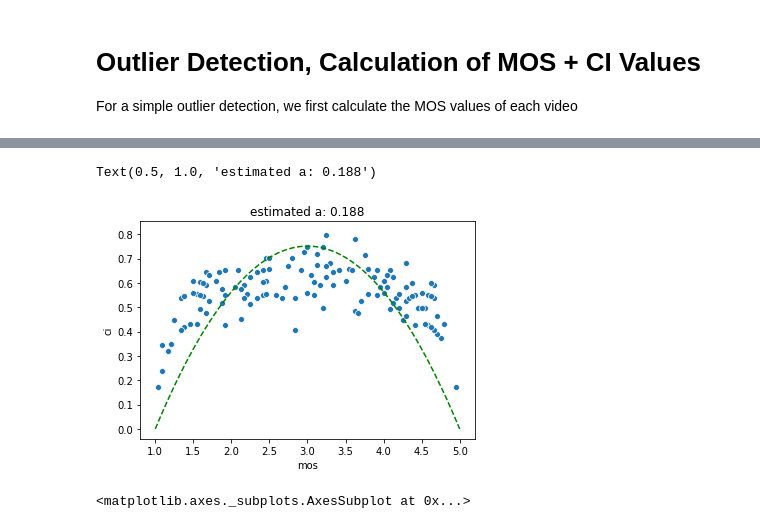
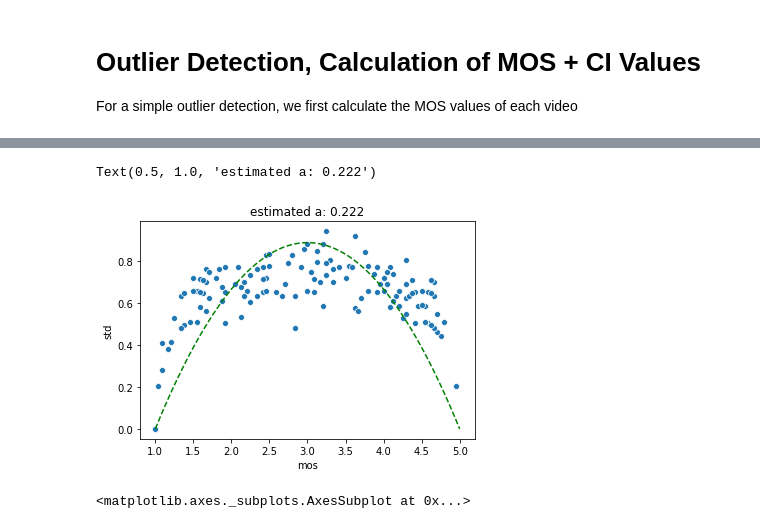
Before and after one commit to Telecommunication-Telemedia-Assessment/avrateNG, a Jupyter notebook: analysis/example_analysis.ipynb, the cells around one changed output, grey strips where cells are left out. Cells and saved outputs as stored; diff of their text form; code cells hidden in the pictures.

```diff
--- a/analysis/example_analysis.ipynb
+++ b/analysis/example_analysis.ipynb
@@ -78,12 +78,12 @@ mos_per_videoname = mos_per_videoname.rename(columns={"rating": "mos"})
 d(mos_per_videoname.head())
 
 d_wo = pd.DataFrame()
-# simple outlier "detection", better use the ITU-Rec XYZ
+# simple outlier "detection", based on ITU-T Rec. P.913 (Annex A)
 for userid, group in df.groupby(by="user_ID"):
     comp = pd.merge(group, mos_per_videoname, left_on="video_name", right_on="video_name")
     # calc correlation
     correlation_user_to_mos = comp[["rating", "mos"]].corr(method="pearson")["mos"][0]
-    if correlation_user_to_mos < 0.8:
+    if correlation_user_to_mos < 0.8: # in the recommendatjon also 0.75 is used
         print(f"outlier user {userid}")
     else:
         d_wo = d_wo.append(group, ignore_index=True)
@@ -100,18 +100,29 @@ import scipy.stats as st
 
 def confidence(x):
     x = x["rating"]
+    # estimate the confidence interval # To be checked
     y = st.t.interval(0.95, len(x) - 1, loc=np.mean(x), scale=st.sem(x))
-    return  y[1] - y[0]
+    return  (y[1] - y[0]) / 2
 
 
 ci = d_wo[["video_name", "rating"]].groupby(by="video_name").apply(confidence).reset_index()
 ci = ci.rename(columns={0: "ci"})
 
+std = d_wo[["video_name", "rating"]].groupby(by="video_name").apply(lambda x: x["rating"].std()).reset_index()
+std = std.rename(columns={0: "std"})
+
+d(std.head())
+
 d(ci.head())
 
 mos_ci_per_videoname = pd.merge(mos_per_videoname, ci, left_on="video_name", right_on="video_name")
+mos_ci_std_per_videoname = pd.merge(mos_ci_per_videoname, std, left_on="video_name", right_on="video_name")
 
-d(mos_ci_per_videoname.head())
+d(mos_ci_std_per_videoname.head())
+
+# compare ci and std:
+
+mos_ci_std_per_videoname.plot(x="ci", y="std", kind="scatter")
 # %% [output]
 |  | video_name | mos |
 | 0 | vqeghd1_src01_hrc00.v1.avi | 4.583333 |
@@ -140,36 +159,36 @@ d(mos_ci_per_videoname.head())
 # %%
 import seaborn as sns
 
-mos_ci_per_videoname["src"] = mos_ci_per_videoname["video_name"].apply(lambda x: x.split("_")[1])
-mos_ci_per_videoname["hrc"] = mos_ci_per_videoname["video_name"].apply(lambda x: x.split("_")[2].split(".")[0])
+mos_ci_std_per_videoname["src"] = mos_ci_std_per_videoname["video_name"].apply(lambda x: x.split("_")[1])
+mos_ci_std_per_videoname["hrc"] = mos_ci_std_per_videoname["video_name"].apply(lambda x: x.split("_")[2].split(".")[0])
 
 # draw a SOS plot
 # read: http://materials.dagstuhl.de/files/15/15022/15022.TobiasHo%C3%9Ffeld1.Preprint.pdf
 # for a more detailed description of SOS plots
 
-ax = sns.scatterplot(x="mos", y="ci", data=mos_ci_per_videoname)
+ax = sns.scatterplot(x="mos", y="std", data=mos_ci_std_per_videoname)
 
 #, with the y=(x-1)*(x-5)* a interpolated function
 
-x_data = mos_ci_per_videoname["mos"].values
-y_data = mos_ci_per_videoname["ci"].replace(np.NaN, 0).values
+x_data = mos_ci_std_per_videoname["mos"].values
+y_data = mos_ci_std_per_videoname["std"].replace(np.NaN, 0).values
 
 from scipy.optimize import curve_fit
 
 def fitting_function(x, a):
     return (x - 1) * (x - 5) * (-a)
 
 popt, pcov = curve_fit(fitting_function, x_data, y_data)
 
 
 x = np.linspace(1, 5, 100)
 ax.plot(x, fitting_function(x, *popt), 'g--')
 ax.set_title(f"estimated a: {popt[0].round(3)}")
 
 # here an evaluation of the value for a is required,
 # for e.g. video tests this a value is typical in the range of [0.1,0.21], thus this value is fine
 # %% [output]
-Text(0.5, 1.0, 'estimated a: 0.188')
+Text(0.5, 1.0, 'estimated a: 0.222')
-[figure, old version]
+[figure, new version]
 # %%
 # a boxplot per SRC
```
Also changed, not shown: parts of 4 cells of this notebook.
